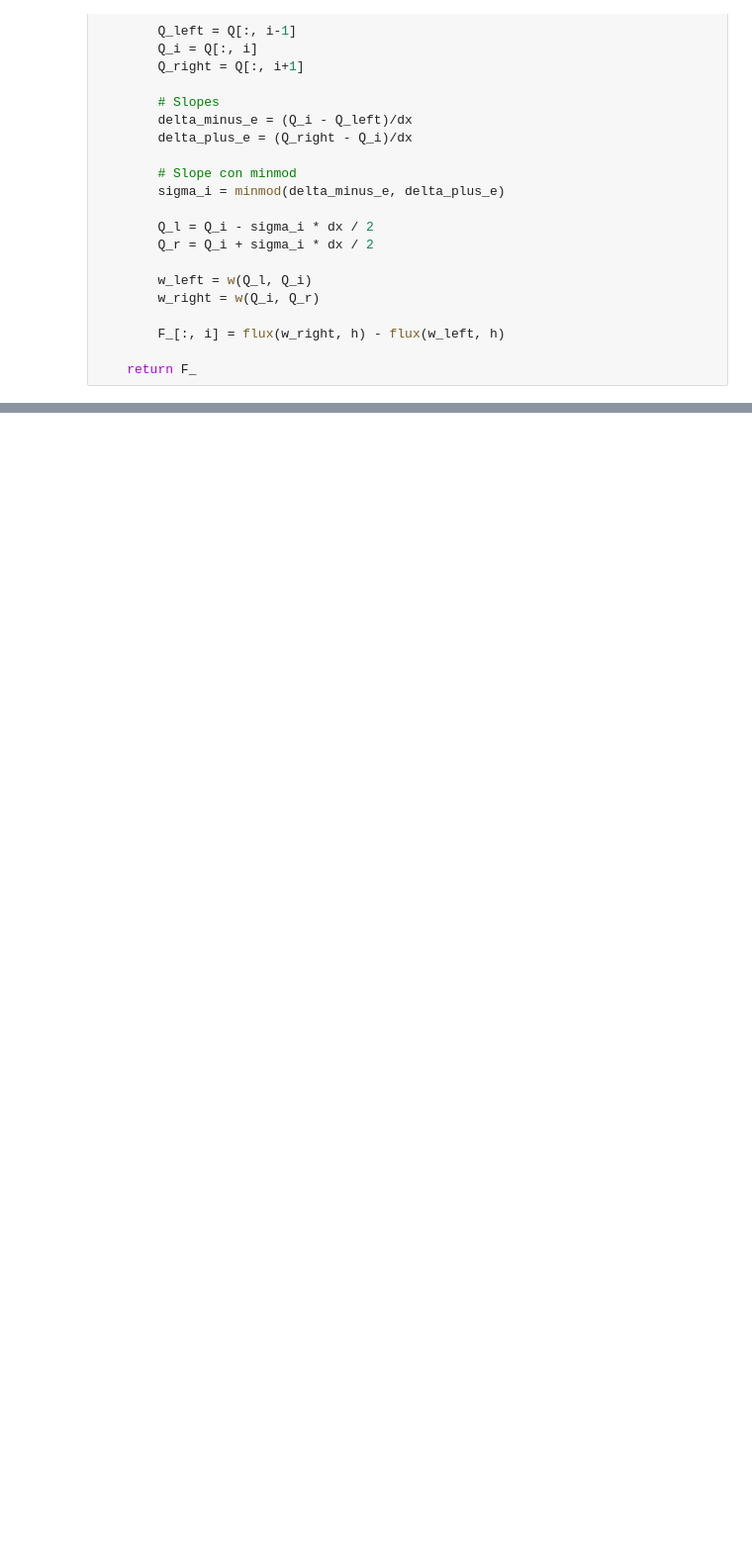
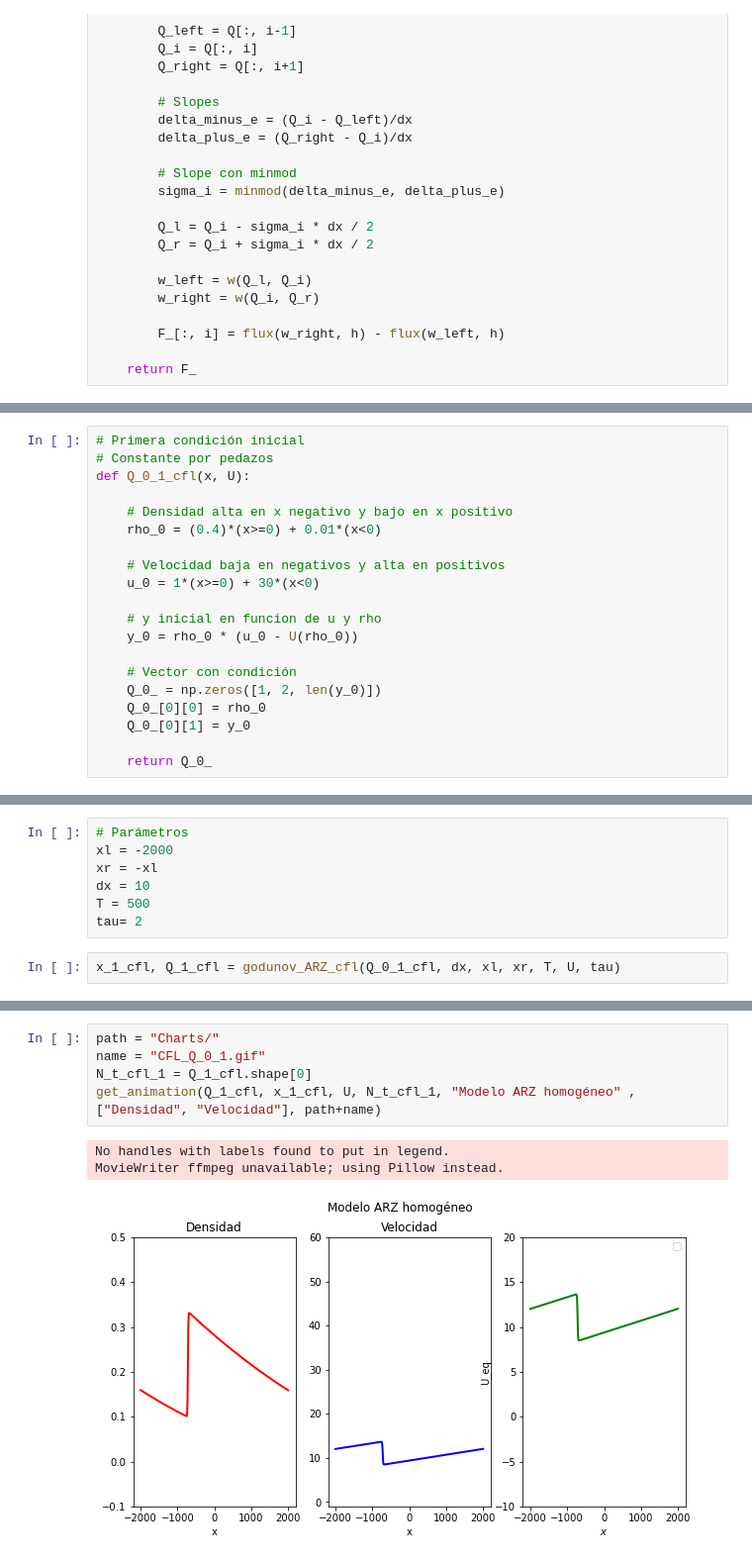
Before and after one commit to ElTapia/Jamiton, a Jupyter notebook: Second_order_traffic_model/Simulacion_ARZ.ipynb, the cells around one changed output, grey strips where cells are left out. Shown at 99% size. Drawn from its saved outputs; the diff is of its cells as text; blank space fills up the shorter version.

Commit message:
Añade condición CFL

```diff
--- a/Second_order_traffic_model/Simulacion_ARZ.ipynb
+++ b/Second_order_traffic_model/Simulacion_ARZ.ipynb
@@ -540,0 +673,20 @@ def F_minmod(Q, N, h, l, dx):
+# %%
+# Primera condición inicial
+# Constante por pedazos
+def Q_0_1_cfl(x, U):
+
+    # Densidad alta en x negativo y bajo en x positivo
+    rho_0 = (0.4)*(x>=0) + 0.01*(x<0)
+
+    # Velocidad baja en negativos y alta en positivos
+    u_0 = 1*(x>=0) + 30*(x<0)
+
+    # y inicial en funcion de u y rho
+    y_0 = rho_0 * (u_0 - U(rho_0))
+
+    # Vector con condición
+    Q_0_ = np.zeros([1, 2, len(y_0)])
+    Q_0_[0][0] = rho_0
+    Q_0_[0][1] = y_0
+
+    return Q_0_
@@ -540,0 +713,9 @@ def F_minmod(Q, N, h, l, dx):
+# %%
+# Parámetros
+xl = -2000
+xr = -xl
+dx = 10
+T = 500
+tau= 2
+# %%
+x_1_cfl, Q_1_cfl = godunov_ARZ_cfl(Q_0_1_cfl, dx, xl, xr, T, U, tau)
@@ -540,0 +740,9 @@ def F_minmod(Q, N, h, l, dx):
+# %%
+path = "Charts/"
+name = "CFL_Q_0_1.gif"
+N_t_cfl_1 = Q_1_cfl.shape[0]
+get_animation(Q_1_cfl, x_1_cfl, U, N_t_cfl_1, "Modelo ARZ homogéneo" ,["Densidad", "Velocidad"], path+name)
+# %% [output]
+No handles with labels found to put in legend.
+MovieWriter ffmpeg unavailable; using Pillow instead.
+[figure, added]
```
Also changed, not shown: parts of 26 cells of this notebook.
